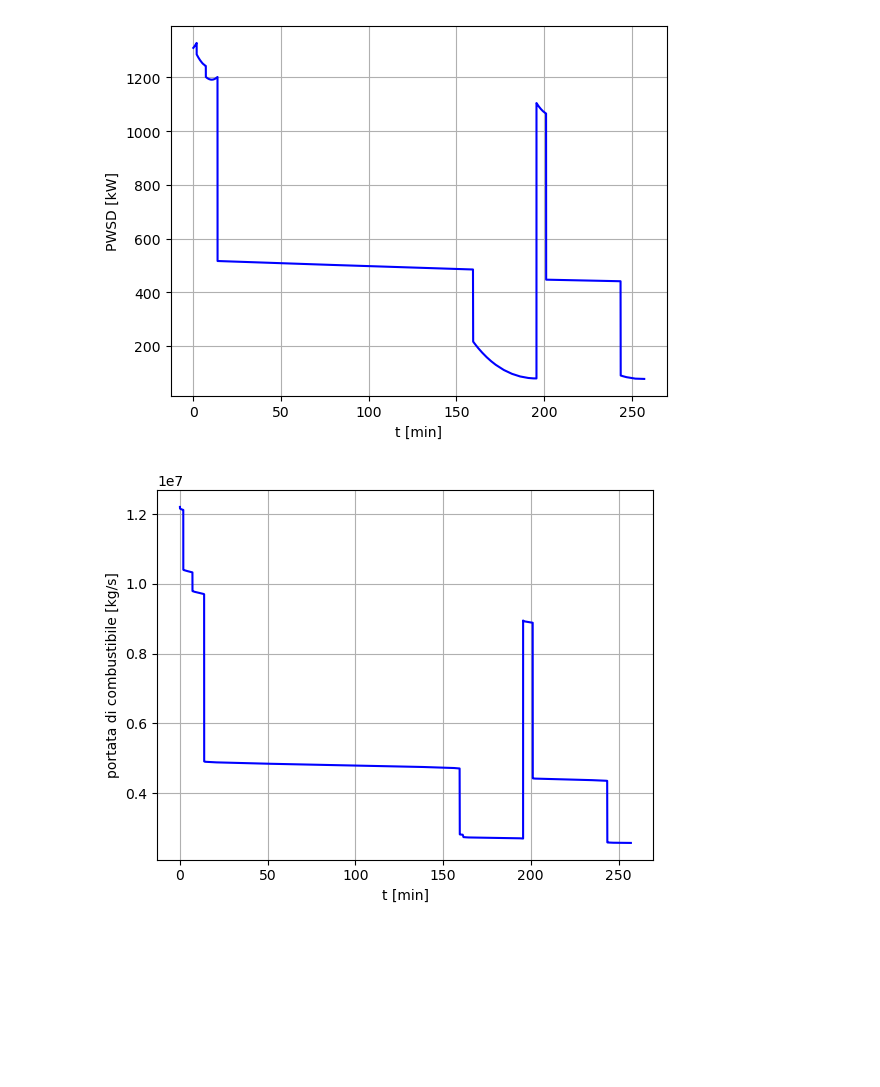
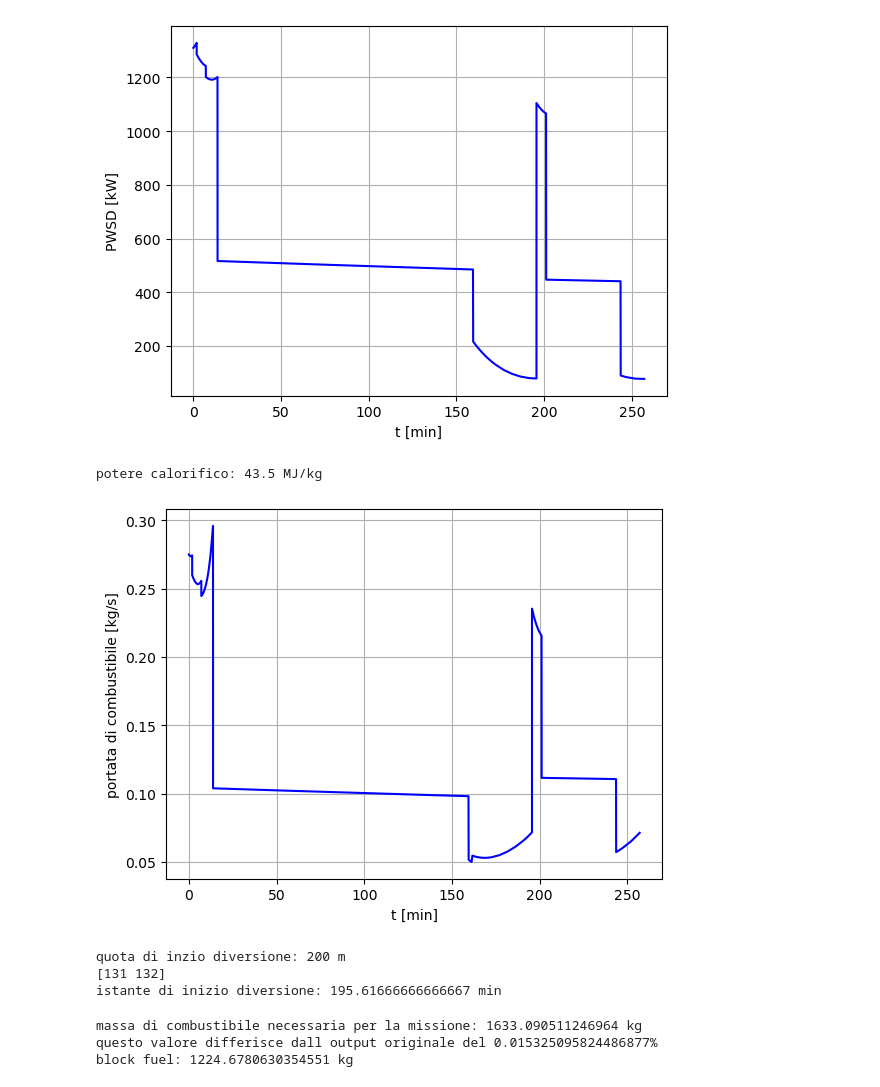
Before and after one commit to rmalpica/PhlyGreen, a Jupyter notebook: trunk/tutorial/ATR42.ipynb, the cells around one changed output. Drawn from its saved outputs; the diff is of its cells as text; code cells hidden in the pictures; blank space fills up the shorter version.

Commit message:
fuel massflow, fuel mass, block fuel

```diff
--- a/trunk/tutorial/ATR42.ipynb
+++ b/trunk/tutorial/ATR42.ipynb
@@ -221,7 +221,25 @@ max([myaircraft.performance.PoWTO(myaircraft.DesignWTOoS,beta[t],myaircraft.miss
 # %% [output]
 160.40265886198398
 # %%
-plt.plot(times/60,[myaircraft.performance.PoWTO(myaircraft.DesignWTOoS,beta[t],myaircraft.mission.profile.PowerExcess(times[t]),1,myaircraft.mission.profile.Altitude(times[t]),myaircraft.mission.DISA,myaircraft.mission.profile.Velocity(times[t]),'TAS') for t in range(len(times))], 'b')
+graph_values = []
+
+for t in range(len(times)):
+    value_at_t = myaircraft.performance.PoWTO(
+        myaircraft.DesignWTOoS,
+        beta[t],
+        myaircraft.mission.profile.PowerExcess(times[t]),
+        1,
+        myaircraft.mission.profile.Altitude(times[t]),
+        myaircraft.mission.DISA,
+        myaircraft.mission.profile.Velocity(times[t]),
+        'TAS'
+    )
+
+    graph_values.append(value_at_t)
+
+plt.plot(times/60, graph_values, 'b')
+# tutte le righe precedenti di questa cella sono equivalenti a:
+# plt.plot(times/60,[myaircraft.performance.PoWTO(myaircraft.DesignWTOoS,beta[t],myaircraft.mission.profile.PowerExcess(times[t]),1,myaircraft.mission.profile.Altitude(times[t]),myaircraft.mission.DISA,myaircraft.mission.profile.Velocity(times[t]),'TAS') for t in range(len(times))], 'b')
 plt.grid(visible=True)
 plt.xlabel('t [min]')
 plt.ylabel('Pp/W')
@@ -334,13 +351,44 @@ plt.show()
 # %%
 dEdt = np.zeros(len(times))
 for t in range(len(times)):
-    PP = (myaircraft.weight.WTO) * myaircraft.performance.PoWTO(myaircraft.DesignWTOoS,beta[t],myaircraft.mission.profile.PowerExcess(times[t]),1,alt,myaircraft.mission.DISA,v,'TAS')
-    PRatio = myaircraft.powertrain.Traditional(myaircraft.mission.profile.Altitude(t),myaircraft.mission.profile.Velocity(t),PP)
+    PP = (myaircraft.weight.WTO) * myaircraft.performance.PoWTO(myaircraft.DesignWTOoS,beta[t],myaircraft.mission.profile.PowerExcess(times[t]),1,myaircraft.mission.profile.Altitude(times[t]),myaircraft.mission.DISA,myaircraft.mission.profile.Velocity(times[t]),'TAS')
+    PRatio = myaircraft.powertrain.Traditional(myaircraft.mission.profile.Altitude(times[t]),myaircraft.mission.profile.Velocity(times[t]),PP)
     dEdt[t] = PP * PRatio[0]
-plt.plot(times/60,dEdt, 'b')
+print(f'potere calorifico: {myaircraft.weight.ef*1e-6} MJ/kg')
+portata = dEdt/myaircraft.weight.ef
+plt.plot(times/60,portata, 'b')
 plt.grid(visible=True)
 plt.xlabel('t [min]')
 plt.ylabel('portata di combustibile [kg/s]')
 plt.show()
 # %% [output]
+potere calorifico: 43.5 MJ/kg
-[figure, old version]
+[figure, new version]
+# %%
+# identifichiamo qual è l'istante, tra gli elementi del vettore times, in cui finisce la prima parte di missione e comincia
+# la diversione
+alt_iniziodiversione = DiversionStages['Climb1']['input']['StartAltitude']
+print(f'quota di inzio diversione: {alt_iniziodiversione} m')
+
+indici_quota_200 = np.where(mission.profile.Altitude(times) == 200)
+print(indici_quota_200[0])  # ottengo [131 e 132]
+print(f'istante di inizio diversione: {times[indici_quota_200[0][0]]/60} min')
+# %% [output]
+quota di inzio diversione: 200 m
+[131 132]
+istante di inizio diversione: 195.61666666666667 min
+# %%
+from scipy.integrate import cumtrapz
+# Calcolare l'integrale della portata rispetto al tempo
+massa_di_fuel = cumtrapz(portata, times, initial=0.0)
+# l'elemento n-esimo del vettore massa_di_fuel è l'integrale definito della portata tra t = 0 e t = times[n]
+print(f'massa di combustibile necessaria per la missione: {massa_di_fuel[len(massa_di_fuel)-1]} kg')
+err = 100*abs(myaircraft.weight.Wf - massa_di_fuel[len(massa_di_fuel)-1])/myaircraft.weight.Wf
+print(f'questo valore differisce dall output originale del {err}%')
+
+# ora la massa del block fuel (escludo la parte di diversione):
+print(f'block fuel: {massa_di_fuel[indici_quota_200[0][0]]} kg')
+# %% [output]
+massa di combustibile necessaria per la missione: 1633.090511246964 kg
+questo valore differisce dall output originale del 0.015325095824486877%
+block fuel: 1224.6780630354551 kg
```
Also changed, not shown: parts of 2 cells of this notebook.
